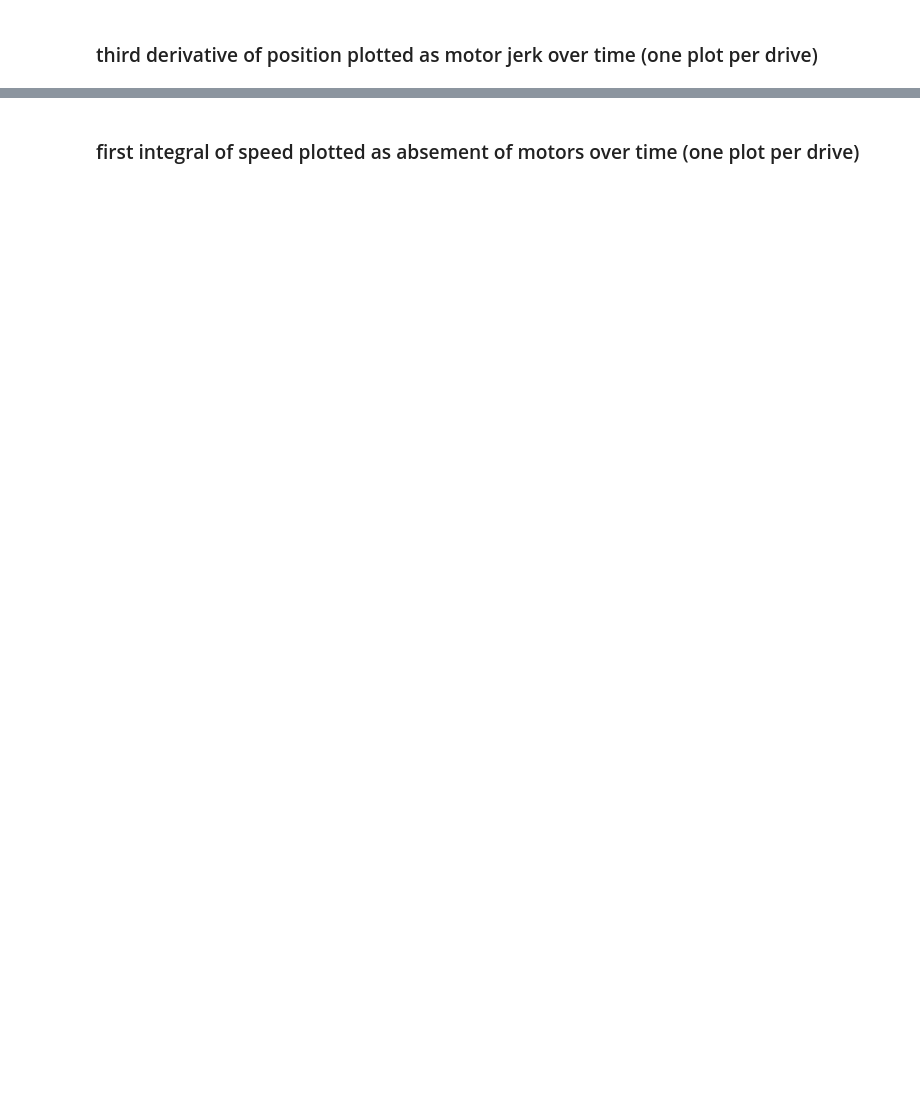
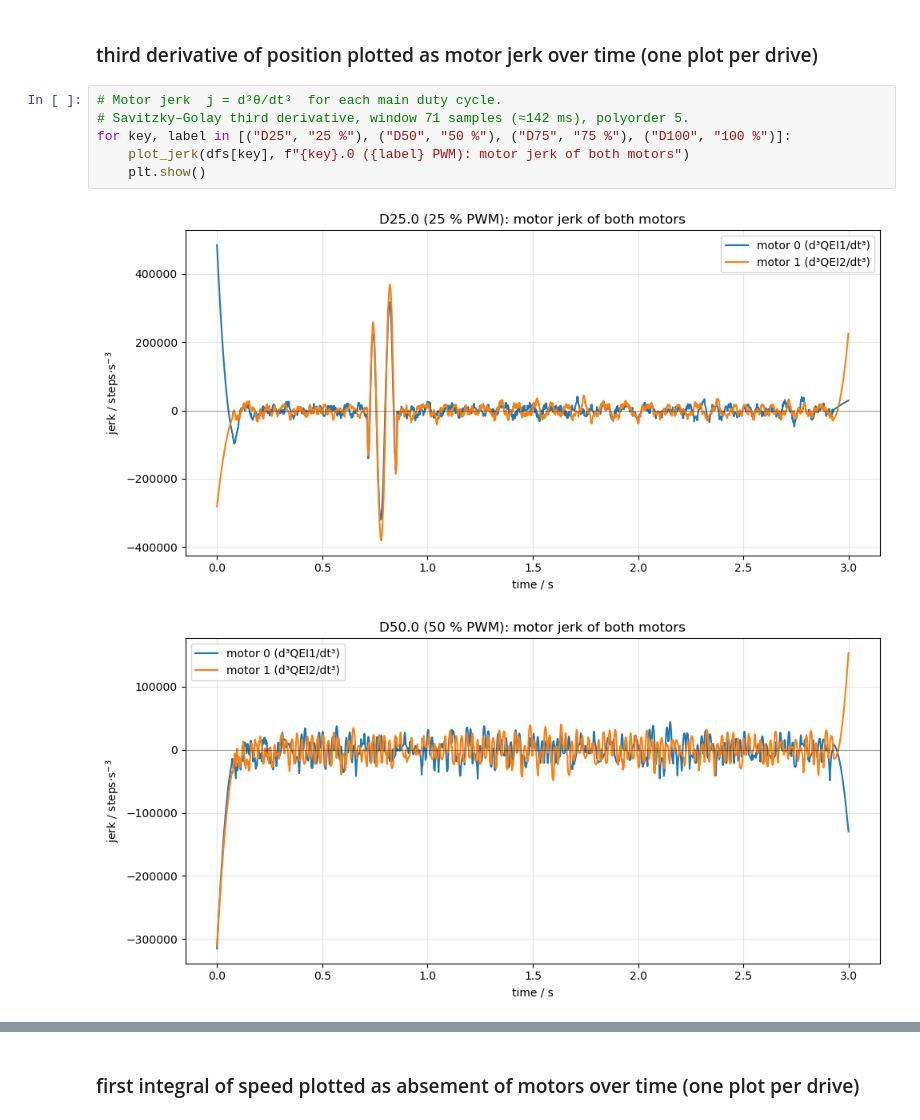
Before and after one commit to janisgra/RTP-T3-SoSe2026, a Jupyter notebook: 02_Preperations/drive-analysis.ipynb, the cells around one changed output, grey strips where cells are left out. Cells and saved outputs as stored; diff of their text form; blank space fills up the shorter version.

```diff
--- a/02_Preperations/drive-analysis.ipynb
+++ b/02_Preperations/drive-analysis.ipynb
@@ -275,2 +355,11 @@ plt.show()
 # %% [markdown]
 ### third derivative of position plotted as motor jerk over time (one plot per drive)
+# %%
+# Motor jerk  j = d³θ/dt³  for each main duty cycle.
+# Savitzky–Golay third derivative, window 71 samples (≈142 ms), polyorder 5.
+for key, label in [("D25", "25 %"), ("D50", "50 %"), ("D75", "75 %"), ("D100", "100 %")]:
+    plot_jerk(dfs[key], f"{key}.0 ({label} PWM): motor jerk of both motors")
+    plt.show()
+# %% [output]
+[figure, added]
+[figure, added]
```
Also changed, not shown: parts of 6 cells of this notebook, 8 other files.
